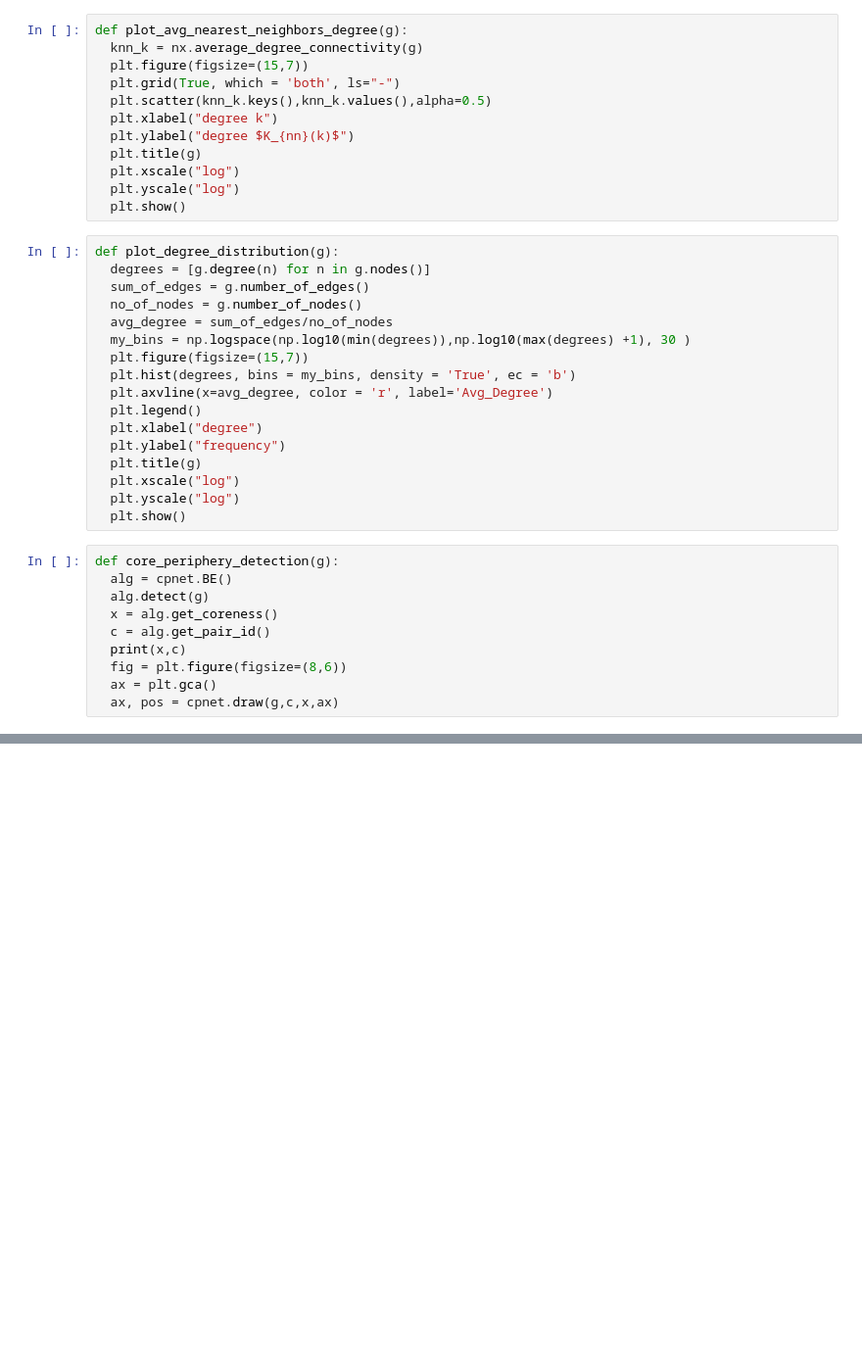
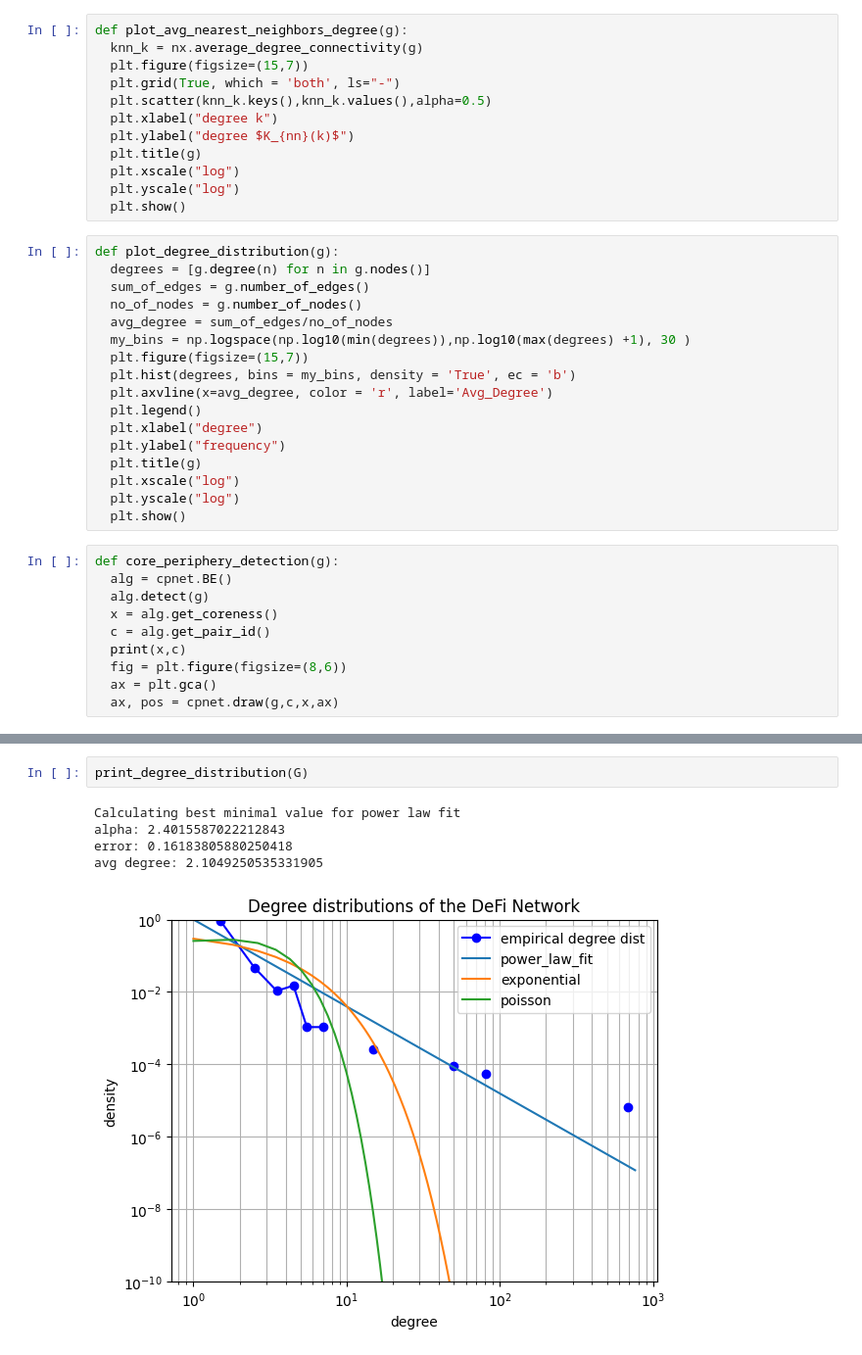
Before and after one commit to tanmaychimurkar/ns_final_project, a Jupyter notebook: properties.ipynb, the cells around one changed output, grey strips where cells are left out. Shown: that part at 98% size. Cells and saved outputs as stored; diff of their text form; blank space fills up the shorter version.

Commit message:
added power law section

```diff
--- a/properties.ipynb
+++ b/properties.ipynb
@@ -121,0 +173,8 @@ ax, pos = cpnet.draw(G, sig_c, sig_x, ax, pos=pos)
+# %%
+print_degree_distribution(G)
+# %% [output]
+Calculating best minimal value for power law fit
+alpha: 2.4015587022212843
+error: 0.16183805880250418
+avg degree: 2.1049250535331905
+[figure, added]
```
Also changed, not shown: parts of 7 cells of this notebook.
